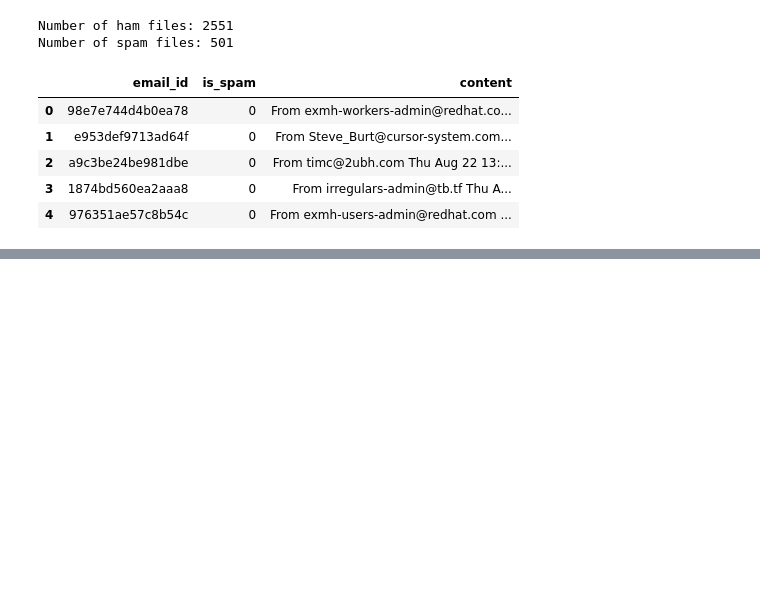
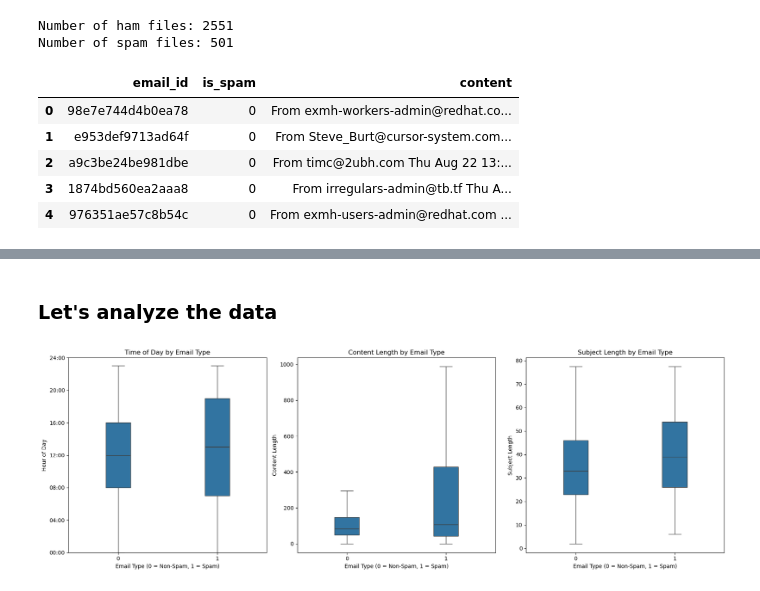
Before and after one commit to imaddde867/spam_classifier, a Jupyter notebook: main.ipynb, the cells around one changed output, grey strips where cells are left out. Drawn from its saved outputs; the diff is of its cells as text; code cells hidden in the pictures; blank space fills up the shorter version.

```diff
--- a/main.ipynb
+++ b/main.ipynb
@@ -98,0 +160,17 @@ df.head()
+# %%
+# Handling missing values
+df['sender'].fillna('unknown', inplace=True)
+df['subject'].fillna('unknown', inplace=True)
+df['content-type'].fillna('unknown', inplace=True)
+df['content'].fillna('unknown', inplace=True)
+df['time_of_day'].fillna(-1, inplace=True)  # Fill missing time values with -1
+
+# Create additional features needed for later visualizations
+df['content_length'] = df['content'].str.len()
+df['subject_length'] = df['subject'].str.len()
+
+# Clip extreme values to reduce impact of outliers
+df['content_length'] = df['content_length'].clip(upper=df['content_length'].quantile(0.99))
+df['subject_length'] = df['subject_length'].clip(upper=df['subject_length'].quantile(0.99))
+
+df.head()
@@ -123,0 +235,34 @@ Train set head:
+# %% [markdown]
+### Let's analyze the data
+# %%
+# First, ensure time_of_day is properly stored as float
+if df['time_of_day'].dtype != 'float64':
+    df['time_of_day'] = df['time_of_day'].astype(float)
+
+fig, axes = plt.subplots(1, 3, figsize=(18, 6))
+
+# Fix time of day plot
+sns.boxplot(x='is_spam', y='time_of_day', data=df, ax=axes[0], showfliers=False, width=0.25)
+axes[0].set_title('Time of Day by Email Type')
+axes[0].set_xlabel('Email Type (0 = Non-Spam, 1 = Spam)')
+axes[0].set_ylabel('Hour of Day')
+axes[0].set_ylim(0, 24)  # Set limits to 0-24 hours
+axes[0].set_yticks(range(0, 25, 4))  # Show ticks at 0, 4, 8, 12, 16, 20, 24
+axes[0].set_yticklabels([f"{h:02d}:00" for h in range(0, 25, 4)])  # Format as HH:00
+
+# Content length plot
+sns.boxplot(x='is_spam', y='content_length', data=df, ax=axes[1], showfliers=False, width=0.25)
+axes[1].set_title('Content Length by Email Type')
+axes[1].set_xlabel('Email Type (0 = Non-Spam, 1 = Spam)')
+axes[1].set_ylabel('Content Length')
+
+# Subject length plot
+sns.boxplot(x='is_spam', y='subject_length', data=df, ax=axes[2], width=0.25)
+axes[2].set_title('Subject Length by Email Type')
+axes[2].set_xlabel('Email Type (0 = Non-Spam, 1 = Spam)')
+axes[2].set_ylabel('Subject Length')
+
+plt.tight_layout()
+plt.show()
+# %% [output]
+[figure, added]
```
Also changed, not shown: parts of 18 cells of this notebook.
